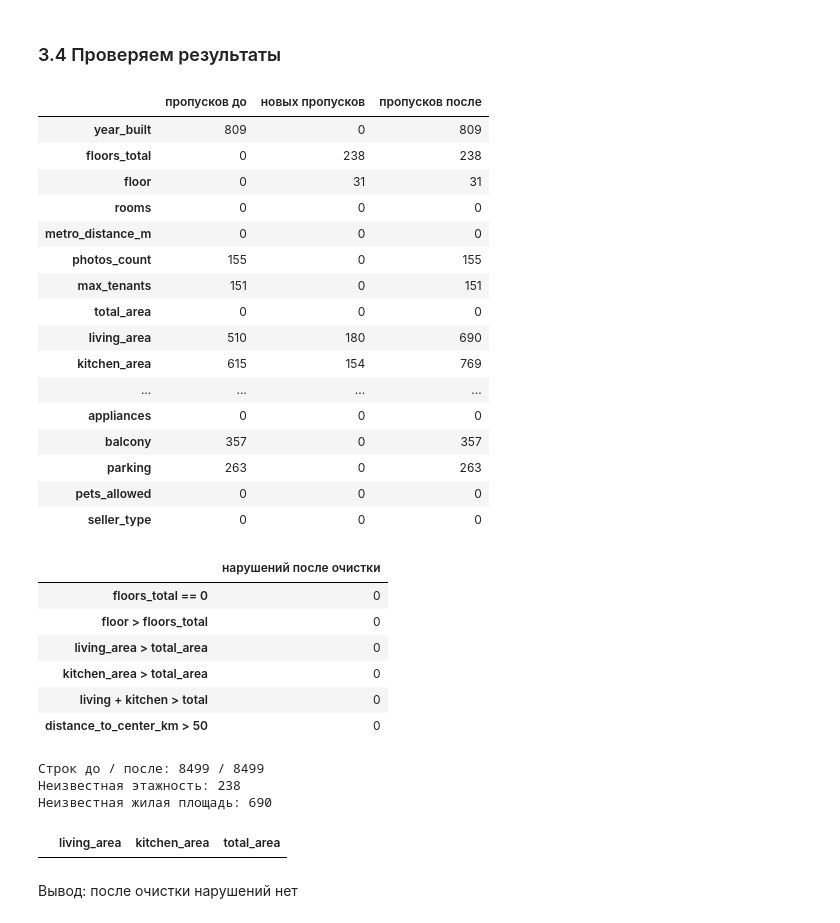
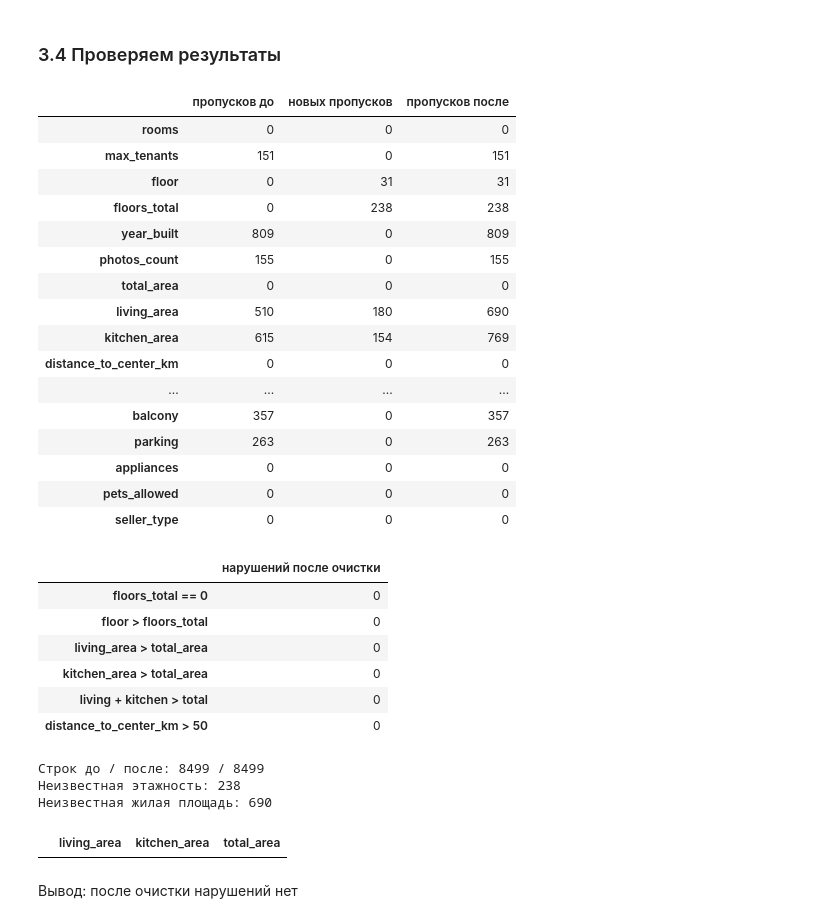
Before and after one commit to 6VolGirl/6VolGirl-Suhodolova_Anna_Lab2, a Jupyter notebook: notebooks/01_preparation.ipynb, the cells around one changed output. Saved outputs shown, nothing was run; the diff lists cells and outputs as text; code cells hidden in the pictures.

```diff
--- a/notebooks/01_preparation.ipynb
+++ b/notebooks/01_preparation.ipynb
@@ -233,15 +235,14 @@ plt.show()
 import sys
 sys.path.insert(0, str(Path("..").resolve()))
 
-TARGET = "rent_rub"  # целевая
-ID_COLS = ["listing_id"]
-EXCLUDE = ["response_time_hours"]  # не используем инфа после публикации(утечка)
-NUM_FEATURES = [c for c in INT_COLS + FLOAT_COLS if c not in [TARGET] + EXCLUDE] # Все численные категории
-CAT_FEATURES = [c for c in CAT_COLS if c not in EXCLUDE] # Все использумые категории
-FEATURES = NUM_FEATURES + CAT_FEATURES
+from modules.config import (
+    TARGET, ID_COLS, EXCLUDE,
+    STR_COLS, CAT_COLS, INT_COLS, FLOAT_COLS,
+    NUM_FEATURES, CAT_FEATURES, FEATURES,
+    NUM_BOUNDS, NUM_PAIRS, CATEGORY_FIXES, VALID_CATEGORIES,
+)
+AREA_COLS = ["rooms", "max_tenants", "total_area", "living_area", "kitchen_area"]
 
 # x — признаки, y — цель
 X_train, y_train = df_train[FEATURES], df_train[TARGET].astype(float)
 X_valid, y_valid = df_valid[FEATURES], df_valid[TARGET].astype(float)
-num_train = X_train[NUM_FEATURES].astype(float)
-print("Признаков:", len(FEATURES), "| числовых:", len(NUM_FEATURES), "| категориальных:", len(CAT_FEATURES))
@@ -440,18 +439,18 @@ CATEGORY_FIXES = {"renovation": {
 }}
 
 # Экземпляр "очистителя" обучаем на train
-cleaner = CategoryCleaner(CAT_FEATURES, CATEGORY_FIXES, VALID_CATEGORIES).fit(X_train)
-X_clean = cleaner.transform(X_train)  # новая таблица, X_train не изменился
+cat_cleaner = CategoryCleaner(CAT_FEATURES, CATEGORY_FIXES, VALID_CATEGORIES).fit(X_train)
+X_cat_clean = cat_cleaner.transform(X_train)  # только категории; X_train не изменился
 
-display(X_clean["renovation"].value_counts(dropna=False).to_frame("количество"))
+display(X_cat_clean["renovation"].value_counts(dropna=False).to_frame("количество"))
 # Ищем знач не из VALID_CATEGORIES
-left = X_clean["renovation"].value_counts().loc[lambda s: ~s.index.isin(VALID_CATEGORIES["renovation"])]
+left = X_cat_clean["renovation"].value_counts().loc[lambda s: ~s.index.isin(VALID_CATEGORIES["renovation"])]
 print("Неопознанные значения:"); display(left.to_frame("количество"))
 
 add_log("renovation", "разные написания одной категории", "train, valid, test",
-        int((X_train["renovation"].astype("string").str.strip().str.lower() != X_clean["renovation"]).sum()),
+        int((X_train["renovation"].astype("string").str.strip().str.lower() != X_cat_clean["renovation"]).sum()),
         "20 написаний", "нормализация + сопоставление с допустимыми + CATEGORY_FIXES",
-        f"{X_clean['renovation'].nunique()} категорий", "OneHotEncoder не должен считать синонимы разными категориями")
+        f"{X_cat_clean['renovation'].nunique()} категорий", "OneHotEncoder не должен считать синонимы разными категориями")
 # %% [output]
 |  | количество |
 | renovation |  |
@@ -568,7 +567,7 @@ area_mask = X_train["living_area"] > X_train["total_area"]
 display(X_num_clean.loc[ area_mask, ["living_area", "kitchen_area", "total_area"]].head(10))
 
 # объединяем обе очистки в одной таблице
-X_clean = cleaner.transform(X_num_clean)
+X_clean = cat_cleaner.transform(X_num_clean)
 # %% [output]
 |  | было | стало, км |
 | 3510 | 400.0 | 0.4 |
@@ -629,44 +628,44 @@ add_log("living_area + kitchen_area", "сумма площадей больше
 ### 3.4 Проверяем результаты
 # %%
 # общий результат очистки
-missing = pd.DataFrame({
+missing_check = pd.DataFrame({
     "пропусков до": X_train.isna().sum(),
     "новых пропусков": (X_train.notna() & X_clean.isna()).sum(),
     "пропусков после": X_clean.isna().sum(),
 })
-display(missing)
+display(missing_check)
 
 checks_after = pd.Series({
     "floors_total == 0": (X_clean["floors_total"] == 0).sum(),
     "floor > floors_total": (X_clean["floor"] > X_clean["floors_total"]).sum(),
     "living_area > total_area": (X_clean["living_area"] > X_clean["total_area"]).sum(),
     "kitchen_area > total_area": (X_clean["kitchen_area"] > X_clean["total_area"]).sum(),
     "living + kitchen > total": ((X_clean["living_area"] + X_clean["kitchen_area"]) > X_clean["total_area"]).sum(),
     "distance_to_center_km > 50": (X_clean["distance_to_center_km"] > 50).sum(),
 })
 display(checks_after.to_frame("нарушений после очистки"))
 print("Строк до / после:", len(X_train), "/", len(X_clean))
 # Если один из участников пары неизвестен, сравнить их нельзя
 print("Неизвестная этажность:", X_clean["floors_total"].isna().sum())
 print("Неизвестная жилая площадь:", X_clean["living_area"].isna().sum())
 
 display(X_train.loc[X_clean["living_area"]+X_clean["kitchen_area"]  > X_clean["total_area"], ["living_area", "kitchen_area", "total_area"]].head(10))
 # %% [output]
 |  | пропусков до | новых пропусков | пропусков после |
+| rooms | 0 | 0 | 0 |
+| max_tenants | 151 | 0 | 151 |
+| floor | 0 | 31 | 31 |
+| floors_total | 0 | 238 | 238 |
 | year_built | 809 | 0 | 809 |
-| floors_total | 0 | 238 | 238 |
-| floor | 0 | 31 | 31 |
-| rooms | 0 | 0 | 0 |
-| metro_distance_m | 0 | 0 | 0 |
 | photos_count | 155 | 0 | 155 |
-| max_tenants | 151 | 0 | 151 |
 | total_area | 0 | 0 | 0 |
 | living_area | 510 | 180 | 690 |
 | kitchen_area | 615 | 154 | 769 |
+| distance_to_center_km | 0 | 0 | 0 |
 | ... | ... | ... | ... |
-| appliances | 0 | 0 | 0 |
 | balcony | 357 | 0 | 357 |
 | parking | 263 | 0 | 263 |
+| appliances | 0 | 0 | 0 |
 | pets_allowed | 0 | 0 | 0 |
 | seller_type | 0 | 0 | 0 |
 |  | нарушений после очистки |
```
Also changed, not shown: parts of 44 cells of this notebook, 2 other files.
